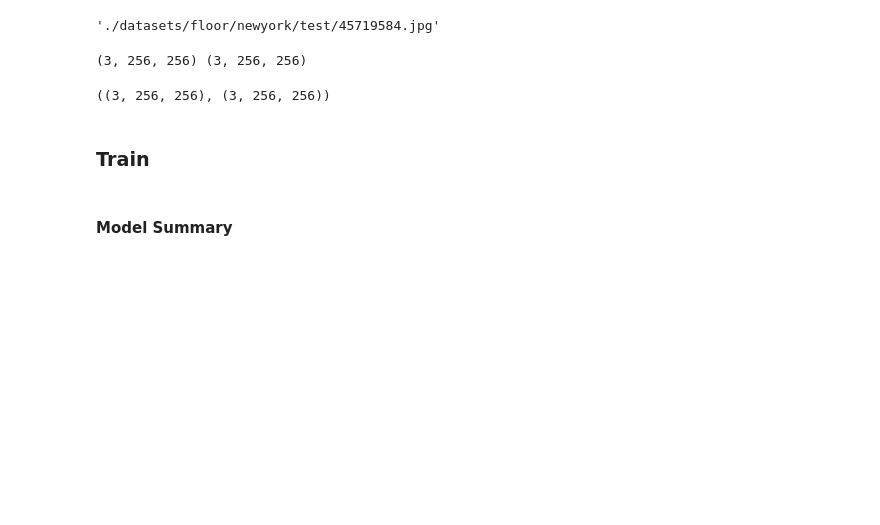
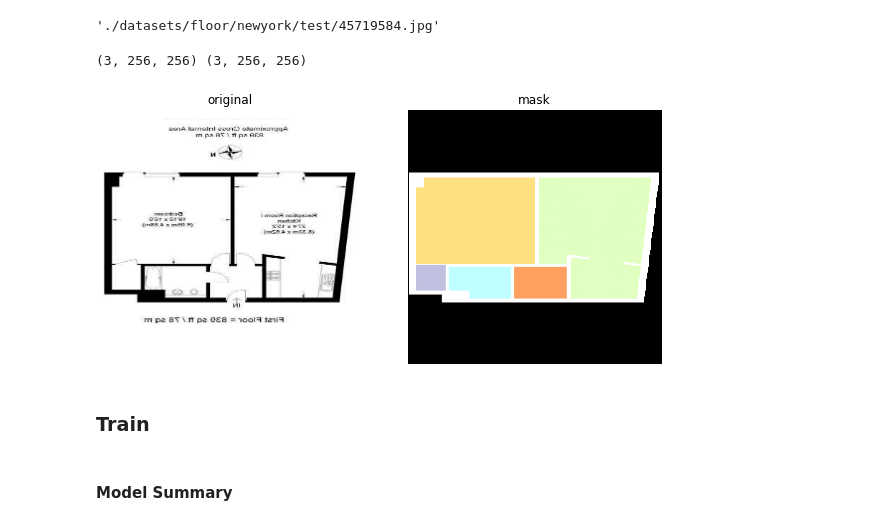
Before and after one commit to chnghia/pytorch-lightning-gan, a Jupyter notebook: 007_pix2pix.ipynb, the cells around one changed output. Saved outputs shown, nothing was run; the diff lists cells and outputs as text; code cells hidden in the pictures; blank space fills up the shorter version.

```diff
--- a/007_pix2pix.ipynb
+++ b/007_pix2pix.ipynb
@@ -69,10 +69,11 @@ for i in range(len(dataset)):
     break
 # %% [output]
 (3, 256, 256) (3, 256, 256)
-# %%
-item['A'].shape, item['B'].shape
-# %% [output]
-((3, 256, 256), (3, 256, 256))
+# %%
+item = dataset[10]
+draw(item['A'].transpose((1, 2, 0)), item['B'].transpose((1, 2, 0)))
+# %% [output]
+[figure, added]
 # %% [markdown]
 ### Train
 # %%
```
Also changed, not shown: parts of 7 cells of this notebook, 1 other file.
